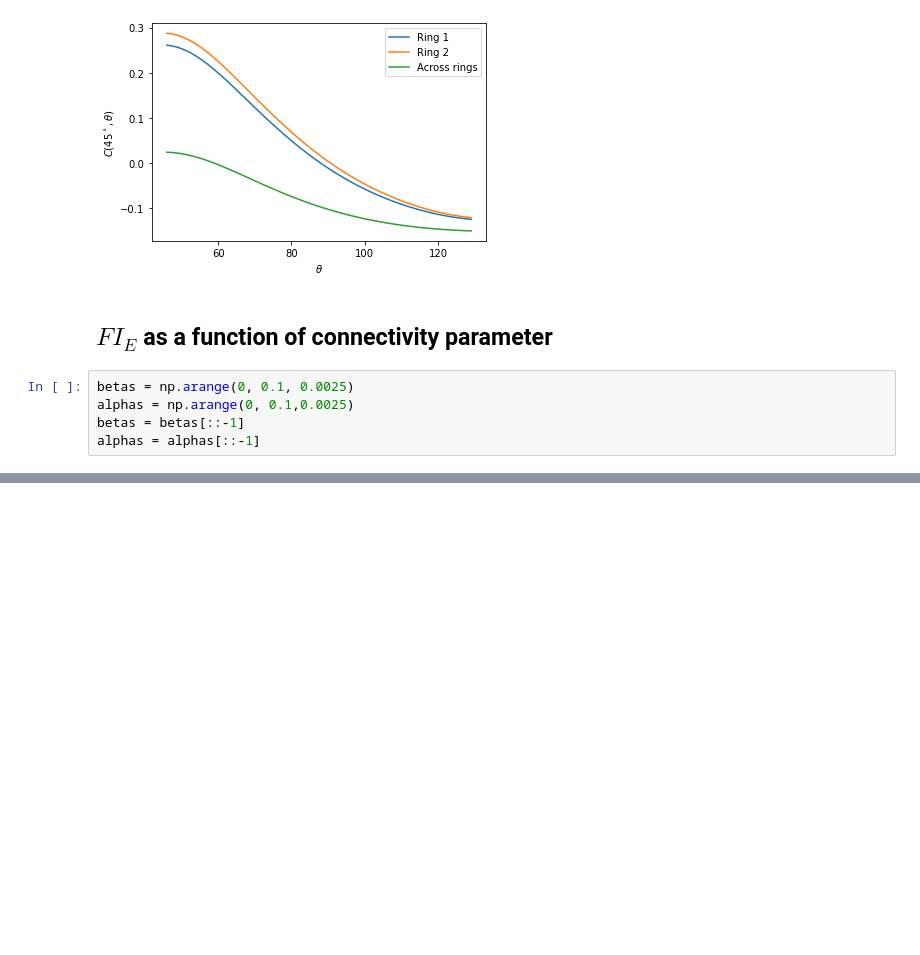
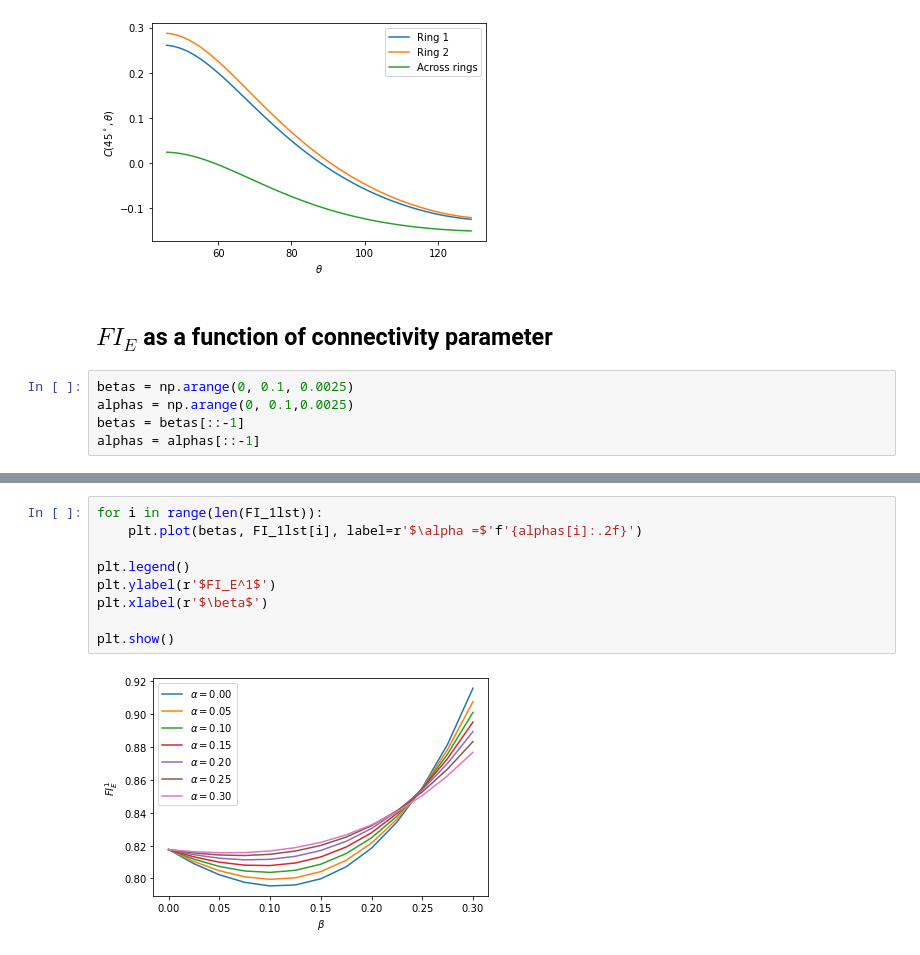
Before and after one commit to alexnegron/SCGB-Fellowship, a Jupyter notebook: Two ring model - independent variability.ipynb, the cells around one changed output, grey strips where cells are left out. Saved outputs shown, nothing was run; the diff lists cells and outputs as text; blank space fills up the shorter version.

```diff
--- a/Two ring model - independent variability.ipynb
+++ b/Two ring model - independent variability.ipynb
@@ -404,0 +425,11 @@ NameError: name 't' is not defined
+# %%
+for i in range(len(FI_1lst)):
+    plt.plot(betas, FI_1lst[i], label=r'$\alpha =$'f'{alphas[i]:.2f}')
+
+plt.legend()
+plt.ylabel(r'$FI_E^1$')
+plt.xlabel(r'$\beta$')
+
+plt.show()
+# %% [output]
+[figure, added]
```
Also changed, not shown: parts of 9 cells of this notebook.
